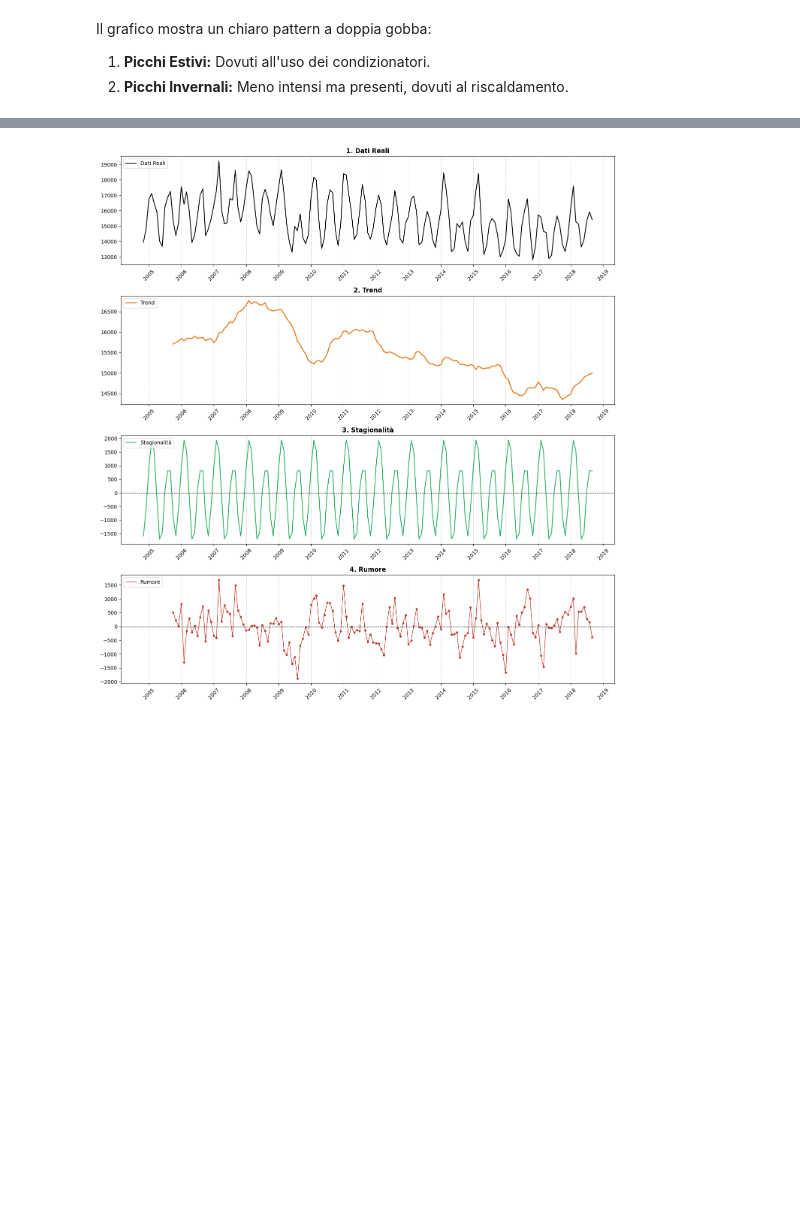
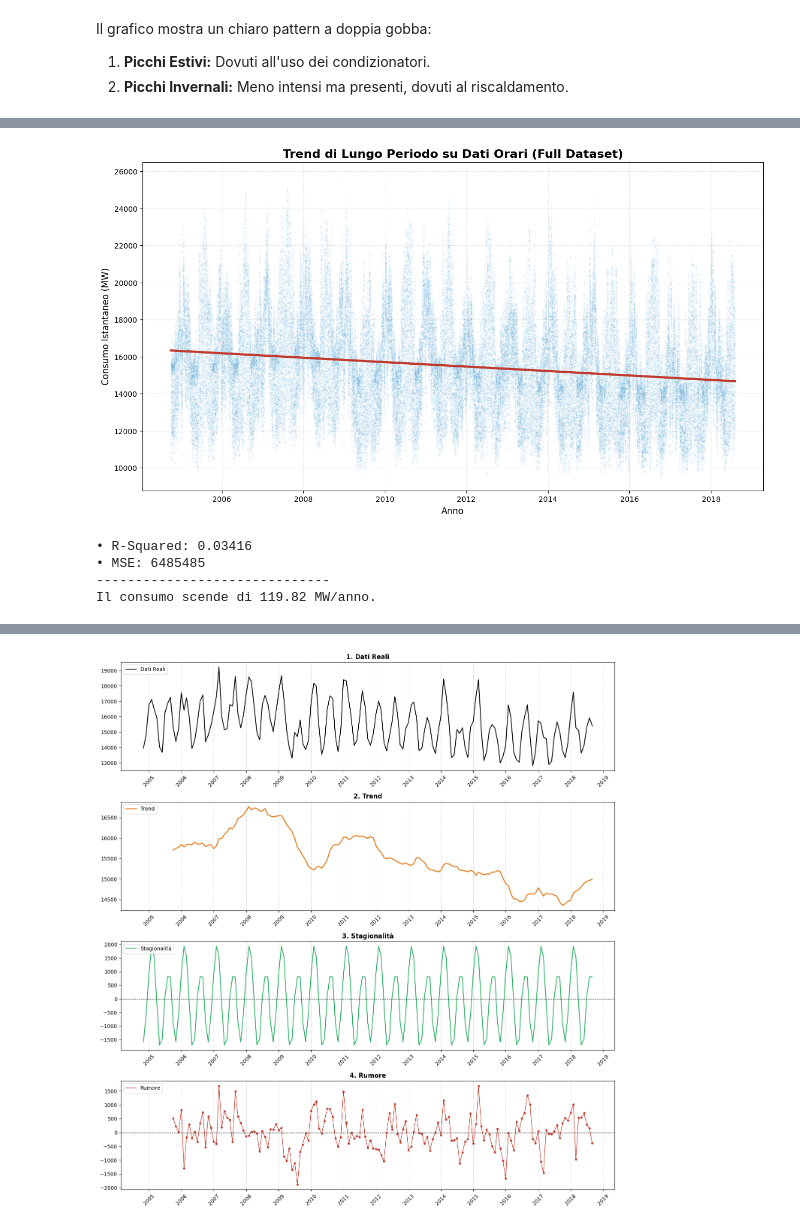
Before and after one commit to reimici/EnergyConsumptionAnalysis, a Jupyter notebook: notebook.ipynb, the cells around one changed output, grey strips where cells are left out. Saved outputs shown, nothing was run; the diff lists cells and outputs as text; code cells hidden in the pictures; blank space fills up the shorter version.

```diff
--- a/notebook.ipynb
+++ b/notebook.ipynb
@@ -241,0 +289,62 @@ Il grafico mostra un chiaro pattern a doppia gobba:
+# %%
+from sklearn.linear_model import LinearRegression
+from sklearn.metrics import mean_squared_error, r2_score
+import datetime as dt
+
+# --- REGRESSIONE LINEARE SUI DATI ORARI COMPLETI ---
+
+# 1. Preparazione Dati
+# Usiamo direttamente 'df' che ha i dati orari
+# Creiamo una copia per non sporcare il dataset originale con colonne extra
+df_trend = df.copy()
+
+# TRUCCO: Convertiamo l'indice (Datetime) in numero ordinale per la regressione
+df_trend['Date_Ordinal'] = df_trend.index.map(dt.datetime.toordinal)
+
+# Definiamo Input (X) e Output (y)
+X_full = df_trend[['Date_Ordinal']]
+y_full = df_trend['AEP_MW']
+
+# 2. Addestramento Modello
+reg_full = LinearRegression()
+reg_full.fit(X_full, y_full)
+y_pred_full = reg_full.predict(X_full)
+
+# 3. Metriche
+mse = mean_squared_error(y_full, y_pred_full)
+r2 = r2_score(y_full, y_pred_full)
+
+# 4. Visualizzazione
+plt.figure(figsize=(15, 8))
+
+# Dati Reali (Nuvola di punti)
+# Usiamo alpha bassissimo (0.05) perché i punti sono tantissimi!
+plt.scatter(df_trend.index, df_trend['AEP_MW'], color='#3498db', s=1, alpha=0.05, label='Dati Orari Grezzi')
+
+# Retta di Regressione (Linea Rossa)
+plt.plot(df_trend.index, y_pred_full, color='#c0392b', linewidth=3, label=f'Trend Lineare ($R^2$={r2:.4f})')
+
+plt.title('Trend di Lungo Periodo su Dati Orari (Full Dataset)', fontsize=16, fontweight='bold')
+plt.xlabel('Anno', fontsize=12)
+plt.ylabel('Consumo Istantaneo (MW)', fontsize=12)
+
+
+plt.grid(True, linestyle='--', alpha=0.3)
+plt.show()
+
+# 5. Insight di Business
+slope = reg_full.coef_[0] * 365 # Moltiplichiamo per 365 per trend annuale
+print(f"• R-Squared: {r2:.5f}")
+print(f"• MSE: {mse:.0f}")
+print("-" * 30)
+
+if slope < 0:
+    print(f"Il consumo scende di {abs(slope):.2f} MW/anno.")
+else:
+    print(f"Il consumo sale di {slope:.2f} MW/anno.")
+# %% [output]
+[figure, added]
+• R-Squared: 0.03416
+• MSE: 6485485
+------------------------------
+Il consumo scende di 119.82 MW/anno.
```
Also changed, not shown: parts of 27 cells of this notebook, 1 other file.
